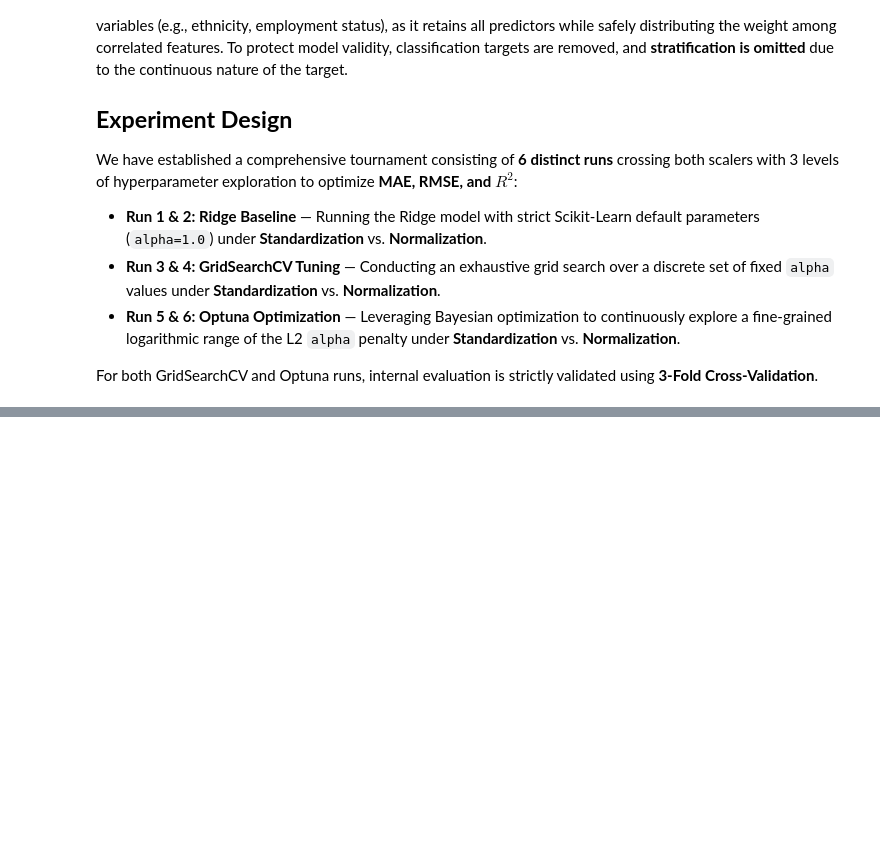
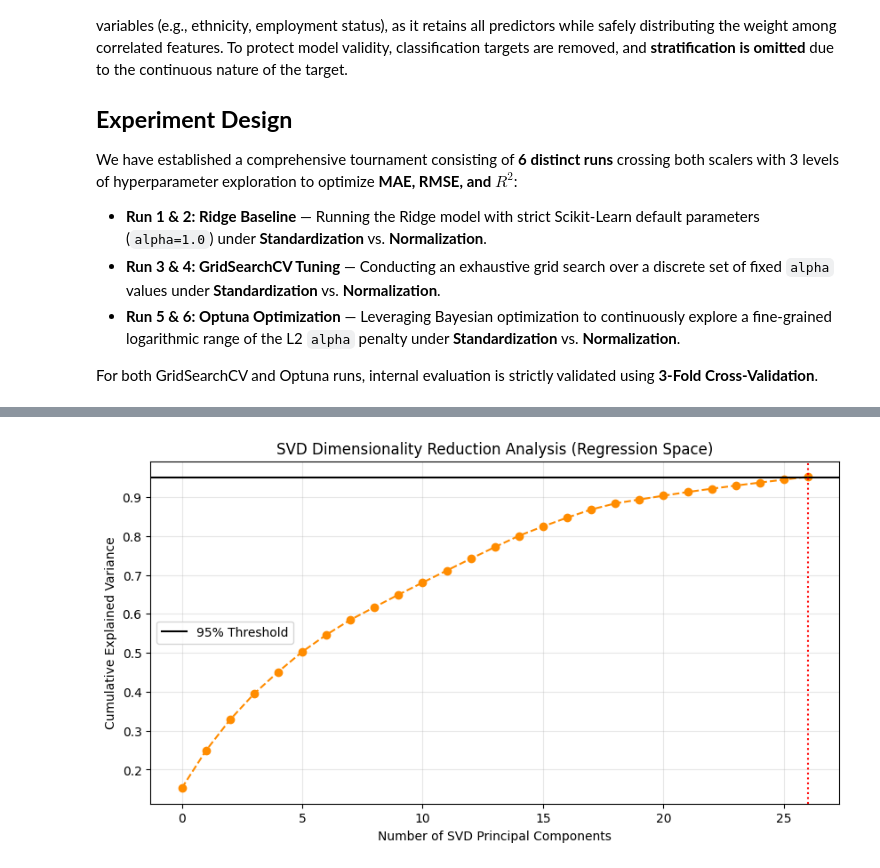
Before and after one commit to tpsilva22/teabetes, a Jupyter notebook: models/notebooks/Regression/Ridge/Ridge.ipynb, the cells around one changed output, grey strips where cells are left out. Saved outputs shown, nothing was run; the diff lists cells and outputs as text; code cells hidden in the pictures; blank space fills up the shorter version.

```diff
--- a/models/notebooks/Regression/Ridge/Ridge.ipynb
+++ b/models/notebooks/Regression/Ridge/Ridge.ipynb
@@ -239,0 +252,84 @@ for s_name, scaler_obj in scalers.items():
+# %%
+# ---------------------------------------------------------
+# PCA / SVD COMPARISON TOURNAMENT (Ridge Regressor)
+# ---------------------------------------------------------
+import matplotlib.pyplot as plt
+from sklearn.decomposition import PCA
+from sklearn.preprocessing import StandardScaler
+
+mlflow.set_experiment("Regression_Ridge_PCA_SVD")
+
+# 1. Strictly re-apply StandardScaler (Mandatory for PCA/SVD)
+scaler_pca = StandardScaler()
+X_train_pca_base = X_train.copy()
+X_test_pca_base = X_test.copy()
+X_train_pca_base[num_cols] = scaler_pca.fit_transform(X_train[num_cols])
+X_test_pca_base[num_cols] = scaler_pca.transform(X_test[num_cols])
+
+# 2. Execute PCA via SVD (95% Variance)
+pca_svd_reg = PCA(n_components=0.95, svd_solver='full', random_state=42)
+X_train_svd = pca_svd_reg.fit_transform(X_train_pca_base)
+X_test_svd = pca_svd_reg.transform(X_test_pca_base)
+
+n_components_chosen = pca_svd_reg.n_components_
+print(f"Original Features count: {X_train_pca_base.shape[1]}")
+print(f"SVD Components needed for 95% variance: {n_components_chosen}\n")
+
+# 3. Define the Champion Model (Ridge_GridSearch_Standardization winner params)
+champ_alpha = 0.01
+champ_solver = 'auto'
+
+# RUN A: Champion in Original Standardized Space
+with mlflow.start_run(run_name="Ridge_Champion_Original_Space"):
+    model_orig = Ridge(alpha=champ_alpha, solver=champ_solver, random_state=42)
+
+    start_time = time.time()
+    model_orig.fit(X_train_pca_base, y_train)
+    time_orig = time.time() - start_time
+
+    y_pred_orig = model_orig.predict(X_test_pca_base)
+    mae_orig = mean_absolute_error(y_test, y_pred_orig)
+    rmse_orig = mean_squared_error(y_test, y_pred_orig) ** 0.5
+
+    mlflow.log_param("space", "Original")
+    mlflow.log_metric("fit_time", time_orig)
+    mlflow.log_metric("mae_test", mae_orig)
+    mlflow.log_metric("rmse_test", rmse_orig)
+
+# RUN B: Champion in SVD Reduced Space
+with mlflow.start_run(run_name="Ridge_Champion_SVD_Space"):
+    model_svd = Ridge(alpha=champ_alpha, solver=champ_solver, random_state=42)
+
+    start_time = time.time()
+    model_svd.fit(X_train_svd, y_train)
+    time_svd = time.time() - start_time
+
+    y_pred_svd = model_svd.predict(X_test_svd)
+    mae_svd = mean_absolute_error(y_test, y_pred_svd)
+    rmse_svd = mean_squared_error(y_test, y_pred_svd) ** 0.5
+
+    mlflow.log_param("space", f"SVD_{n_components_chosen}_comps")
+    mlflow.log_metric("fit_time", time_svd)
+    mlflow.log_metric("mae_test", mae_svd)
+    mlflow.log_metric("rmse_test", rmse_svd)
+
+# 4. Print Results
+print("--- PCA/SVD IMPACT ON RIDGE REGRESSION ---")
+print(f"Original Space -> Fit Time: {time_orig:.4f}s | MAE: {mae_orig:.4f} | RMSE: {rmse_orig:.4f}")
+print(f"SVD Space      -> Fit Time: {time_svd:.4f}s | MAE: {mae_svd:.4f} | RMSE: {rmse_svd:.4f}")
+
+time_diff = ((time_svd - time_orig) / time_orig) * 100
+print(f"\nExecution Time Change: {time_diff:+.1f}%")
+
+# 5. Scree Plot for the Report
+plt.figure(figsize=(10, 5))
+plt.plot(np.cumsum(pca_svd_reg.explained_variance_ratio_), marker='o', linestyle='--', color='darkorange')
+plt.xlabel('Number of SVD Principal Components')
+plt.ylabel('Cumulative Explained Variance')
+plt.title('SVD Dimensionality Reduction Analysis (Regression Space)')
+plt.axhline(y=0.95, color='black', linestyle='-', label='95% Threshold')
+plt.axvline(x=n_components_chosen-1, color='red', linestyle=':')
+plt.legend()
+plt.grid(True, alpha=0.3)
+plt.show()
+# %% [output]
@@ -239,0 +345 @@ for s_name, scaler_obj in scalers.items():
+[figure, added]
```
Also changed, not shown: parts of 5 cells of this notebook, 3 other files.
